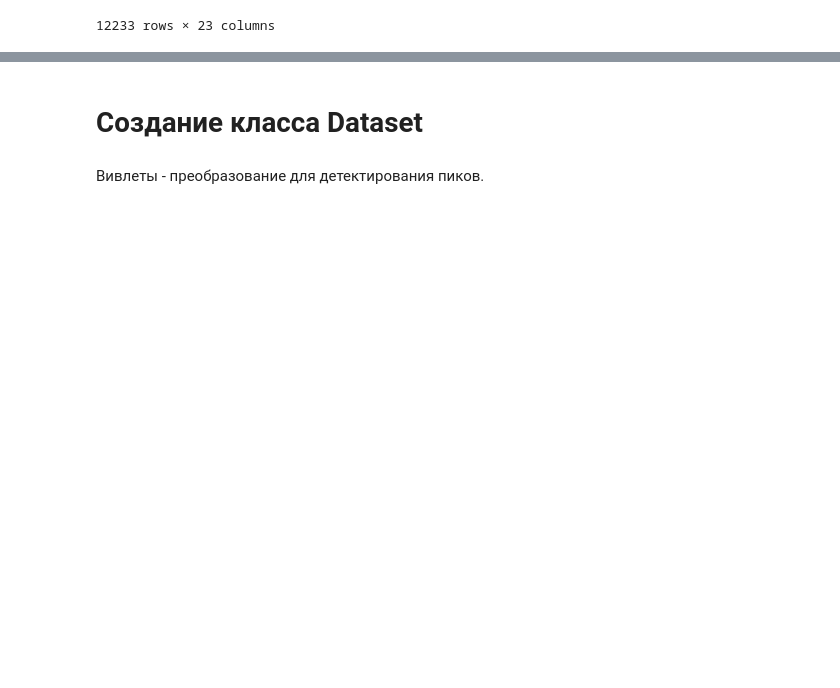
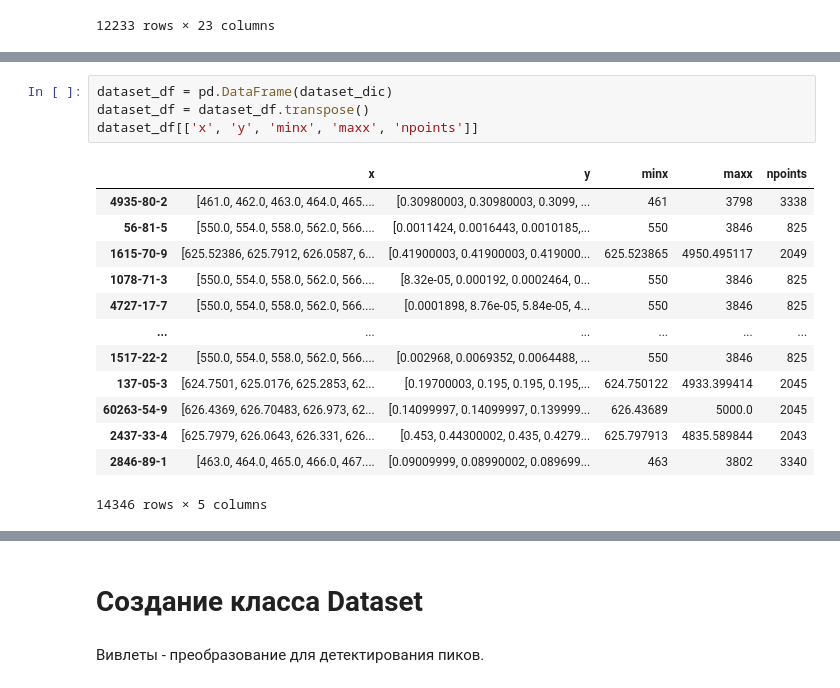
Before and after one commit to Lamblador/IR_expert_system, a Jupyter notebook: Koshelev_IR_expert_system_2_First_model_training.ipynb, the cells around one changed output, grey strips where cells are left out. Cells and saved outputs as stored; diff of their text form; blank space fills up the shorter version.

```diff
--- a/Koshelev_IR_expert_system_2_First_model_training.ipynb
+++ b/Koshelev_IR_expert_system_2_First_model_training.ipynb
@@ -104,0 +175,18 @@ BadZipFile: ignored
+# %%
+dataset_df = pd.DataFrame(dataset_dic)
+dataset_df = dataset_df.transpose()
+dataset_df[['x', 'y', 'minx', 'maxx', 'npoints']]
+# %% [output]
+|  | x | y | minx | maxx | npoints |
+| 4935-80-2 | [461.0, 462.0, 463.0, 464.0, 465.... | [0.30980003, 0.30980003, 0.3099, ... | 461 | 3798 | 3338 |
+| 56-81-5 | [550.0, 554.0, 558.0, 562.0, 566.... | [0.0011424, 0.0016443, 0.0010185,... | 550 | 3846 | 825 |
+| 1615-70-9 | [625.52386, 625.7912, 626.0587, 6... | [0.41900003, 0.41900003, 0.419000... | 625.523865 | 4950.495117 | 2049 |
+| 1078-71-3 | [550.0, 554.0, 558.0, 562.0, 566.... | [8.32e-05, 0.000192, 0.0002464, 0... | 550 | 3846 | 825 |
+| 4727-17-7 | [550.0, 554.0, 558.0, 562.0, 566.... | [0.0001898, 8.76e-05, 5.84e-05, 4... | 550 | 3846 | 825 |
+| ... | ... | ... | ... | ... | ... |
+| 1517-22-2 | [550.0, 554.0, 558.0, 562.0, 566.... | [0.002968, 0.0069352, 0.0064488, ... | 550 | 3846 | 825 |
+| 137-05-3 | [624.7501, 625.0176, 625.2853, 62... | [0.19700003, 0.195, 0.195, 0.195,... | 624.750122 | 4933.399414 | 2045 |
+| 60263-54-9 | [626.4369, 626.70483, 626.973, 62... | [0.14099997, 0.14099997, 0.139999... | 626.43689 | 5000.0 | 2045 |
+| 2437-33-4 | [625.7979, 626.0643, 626.331, 626... | [0.453, 0.44300002, 0.435, 0.4279... | 625.797913 | 4835.589844 | 2043 |
+| 2846-89-1 | [463.0, 464.0, 465.0, 466.0, 467.... | [0.09009999, 0.08990002, 0.089699... | 463 | 3802 | 3340 |
+14346 rows × 5 columns
```
Also changed, not shown: parts of 28 cells of this notebook.
